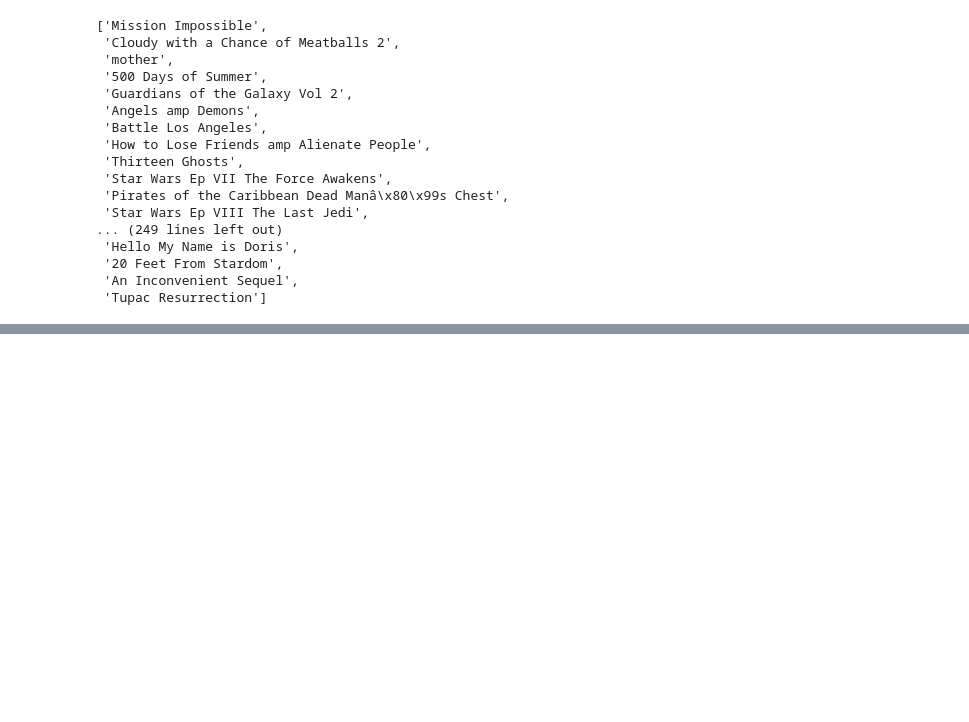
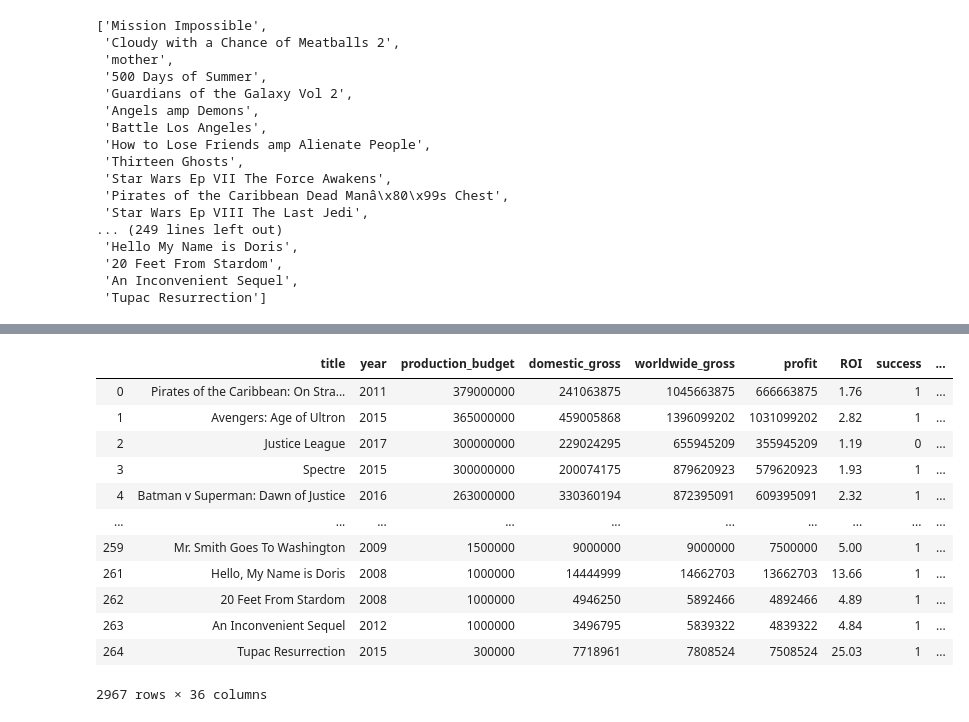
Before and after one commit to will4865/FlatironCapstoneProject, a Jupyter notebook: cleaning_scripts.ipynb, the cells around one changed output, grey strips where cells are left out. Cells and saved outputs as stored; diff of their text form; code cells hidden in the pictures; blank space fills up the shorter version.

```diff
--- a/cleaning_scripts.ipynb
+++ b/cleaning_scripts.ipynb
@@ -248,0 +268,17 @@ found_df
+# %%
+found_df = pd.concat([found_df, to_add_df], axis = 0, sort = False)
+found_df
+# %% [output]
+|  | title | year | production_budget | domestic_gross | worldwide_gross | profit | ROI | success | ... |
+| 0 | Pirates of the Caribbean: On Stra... | 2011 | 379000000 | 241063875 | 1045663875 | 666663875 | 1.76 | 1 | ... |
+| 1 | Avengers: Age of Ultron | 2015 | 365000000 | 459005868 | 1396099202 | 1031099202 | 2.82 | 1 | ... |
+| 2 | Justice League | 2017 | 300000000 | 229024295 | 655945209 | 355945209 | 1.19 | 0 | ... |
+| 3 | Spectre | 2015 | 300000000 | 200074175 | 879620923 | 579620923 | 1.93 | 1 | ... |
+| 4 | Batman v Superman: Dawn of Justice | 2016 | 263000000 | 330360194 | 872395091 | 609395091 | 2.32 | 1 | ... |
+| ... | ... | ... | ... | ... | ... | ... | ... | ... | ... |
+| 259 | Mr. Smith Goes To Washington | 2009 | 1500000 | 9000000 | 9000000 | 7500000 | 5.00 | 1 | ... |
+| 261 | Hello, My Name is Doris | 2008 | 1000000 | 14444999 | 14662703 | 13662703 | 13.66 | 1 | ... |
+| 262 | 20 Feet From Stardom | 2008 | 1000000 | 4946250 | 5892466 | 4892466 | 4.89 | 1 | ... |
+| 263 | An Inconvenient Sequel | 2012 | 1000000 | 3496795 | 5839322 | 4839322 | 4.84 | 1 | ... |
+| 264 | Tupac Resurrection | 2015 | 300000 | 7718961 | 7808524 | 7508524 | 25.03 | 1 | ... |
+2967 rows × 36 columns
```
Also changed, not shown: parts of 20 cells of this notebook.
